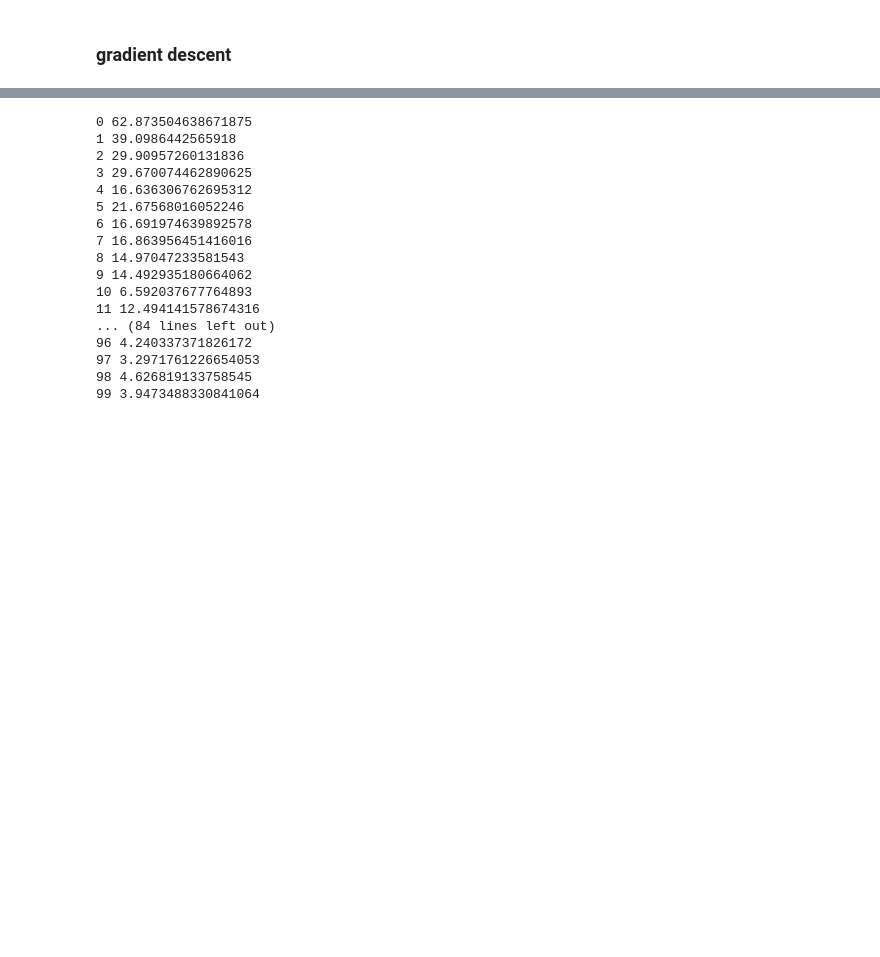
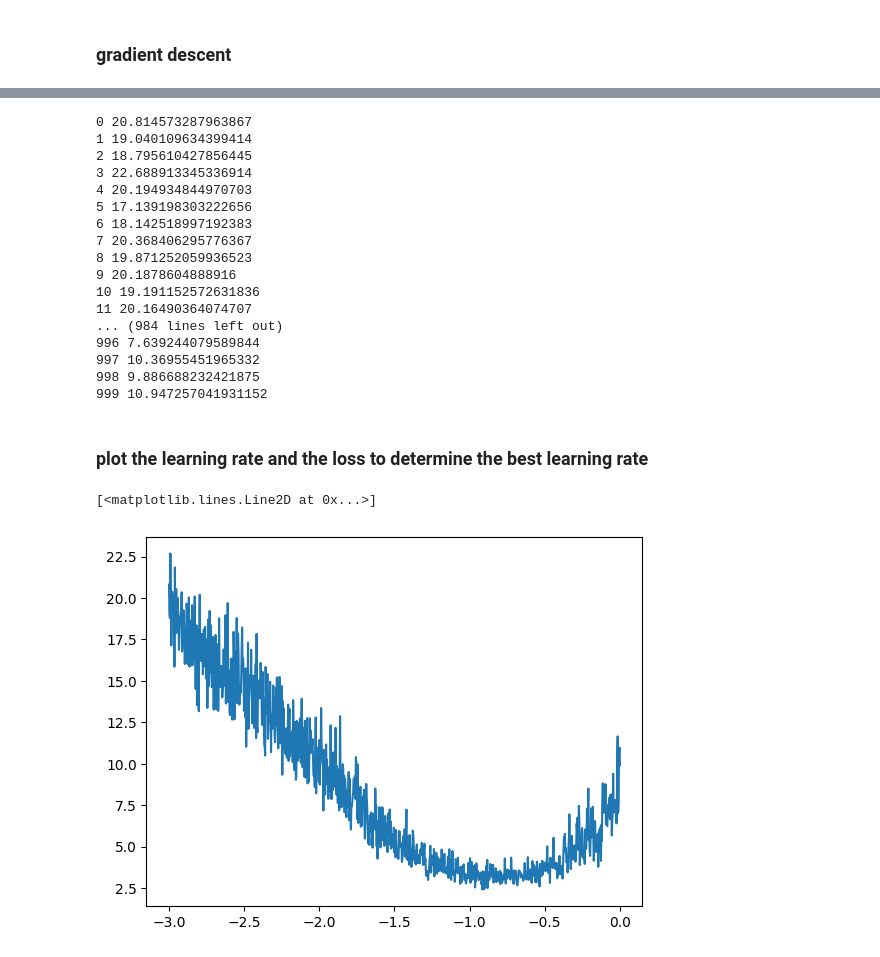
Before and after one commit to rajmadhan/deeplearning, a Jupyter notebook: makemore/mlp.ipynb, the cells around one changed output, grey strips where cells are left out. Drawn from its saved outputs; the diff is of its cells as text; code cells hidden in the pictures; blank space fills up the shorter version.

```diff
--- a/makemore/mlp.ipynb
+++ b/makemore/mlp.ipynb
@@ -242,0 +245,10 @@ for epoch in range(100):
+# %%
+g = torch.Generator().manual_seed(2147483647)
+C = torch.randn((27,2), generator=g)
+W1 = torch.randn((6, 100), generator=g)
+b1 = torch.randn(100, generator=g)
+W2 = torch.randn((100, 27), generator=g)
+b2 = torch.randn(27, generator=g)
+parameters = [C, W1, b1, W2, b2]
+for p in parameters:
+    p.requires_grad = True
@@ -243,34 +257,45 @@ for epoch in range(100):
 # %%
-lr = 0.1
-for epoch in range(100):
+lossi = []
+lri = []
+for epoch in range(1000):
     ix = torch.randint(0, X.shape[0], (32,))
     emb = C[X[ix]]
-    h = emb.view(-1, 6) @ W1 + b1
+    h = torch.tanh(emb.view(-1, 6) @ W1 + b1)
     logits = h @ W2 + b2
     loss = F.cross_entropy(logits, Y[ix])
+    lossi.append(loss.item())
     print(epoch, loss.item())
     # backward pass - compute gradient
     for p in parameters:
         p.grad = None
     loss.backward()
+    lri.append(lre[epoch])
+    lr = lrs[epoch]
     # update parameters
     for p in parameters:
         p.data -= lr * p.grad
 # %% [output]
-0 62.873504638671875
-1 39.0986442565918
-2 29.90957260131836
-3 29.670074462890625
-4 16.636306762695312
-5 21.67568016052246
-6 16.691974639892578
-7 16.863956451416016
-8 14.97047233581543
-9 14.492935180664062
-10 6.592037677764893
-11 12.494141578674316
-... (84 lines left out)
-96 4.240337371826172
-97 3.2971761226654053
-98 4.626819133758545
-99 3.9473488330841064
+0 20.814573287963867
+1 19.040109634399414
+2 18.795610427856445
+3 22.688913345336914
+4 20.194934844970703
+5 17.139198303222656
+6 18.142518997192383
+7 20.368406295776367
+8 19.871252059936523
+9 20.1878604888916
+10 19.191152572631836
+11 20.16490364074707
+... (984 lines left out)
+996 7.639244079589844
+997 10.36955451965332
+998 9.886688232421875
+999 10.947257041931152
+# %% [markdown]
+### plot the learning rate and the loss to determine the best learning rate
+# %%
+plt.plot(lri, lossi)
+# %% [output]
+[<matplotlib.lines.Line2D at 0x...>]
+[figure, added]
```
Also changed, not shown: parts of 33 cells of this notebook.
